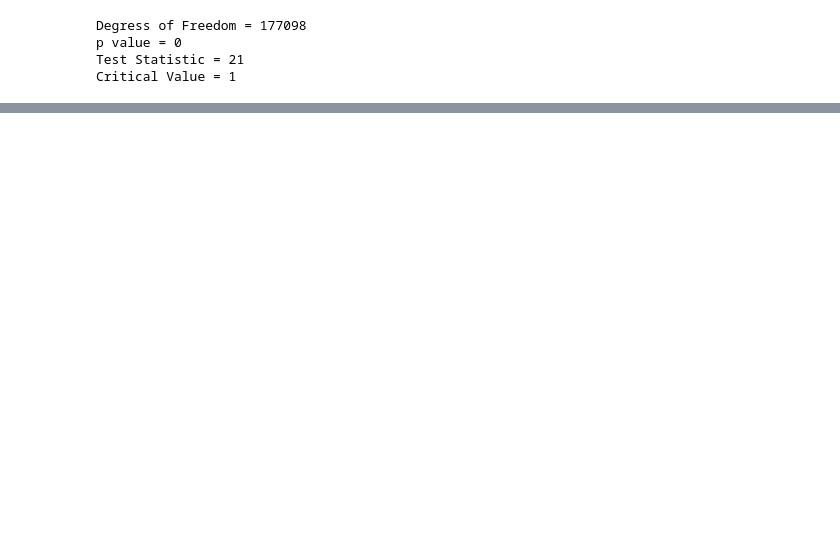
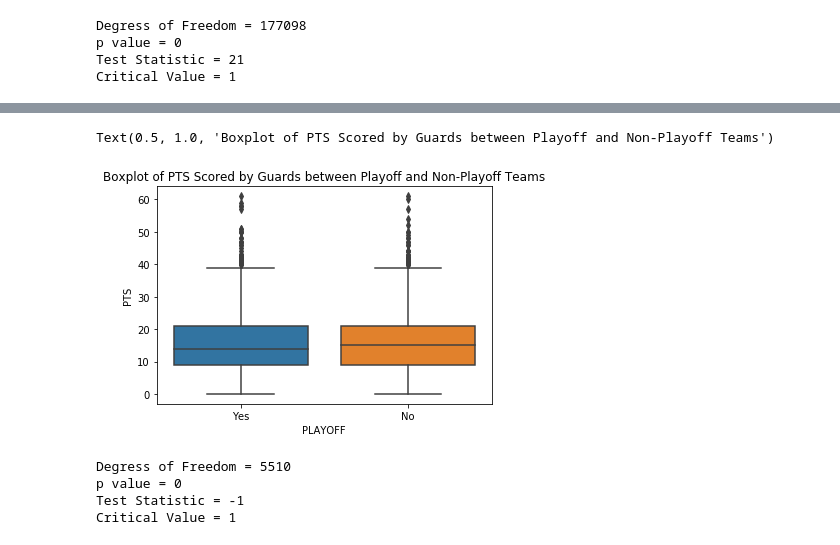
Before and after one commit to thabanenm/Capstone-Project-2, a Jupyter notebook: CapStone Project 2 - Inferential Statistics.ipynb, the cells around one changed output, grey strips where cells are left out. Drawn from its saved outputs; the diff is of its cells as text; code cells hidden in the pictures; blank space fills up the shorter version.

```diff
--- a/CapStone Project 2 - Inferential Statistics.ipynb
+++ b/CapStone Project 2 - Inferential Statistics.ipynb
@@ -133,0 +254,20 @@ standings['SEASON'] = np.where(standings['SEASON_ID'] < 2000, standings['SEASON_
+# %%
+box = sns.boxplot(x = "PLAYOFF", y="PTS", data=data2018.loc[data2018['START_POSITION'] == 'G'])
+plt.title("Boxplot of PTS Scored by Guards between Playoff and Non-Playoff Teams")
+# %% [output]
+Text(0.5, 1.0, 'Boxplot of PTS Scored by Guards between Playoff and Non-Playoff Teams')
+[figure, added]
+# %%
+# perform t-test on the points guards scored by playoff teams vs the points scored by non playoff teams
+stat, p = stats.ttest_ind(playoffdata2018G['PTS'], nonplayoffdata2018G['PTS'], equal_var=False)
+dof = len(playoffdata2018G['PTS']) + len(nonplayoffdata2018G['PTS']) - 2
+critical = stats.t.ppf(0.95,dof)
+print('Degress of Freedom = %d' % dof)
+print('p value = %d' % p)
+print('Test Statistic = %d' % stat)
+print('Critical Value = %d' % critical)
+# %% [output]
+Degress of Freedom = 5510
+p value = 0
+Test Statistic = -1
+Critical Value = 1
```
Also changed, not shown: parts of 29 cells of this notebook, 1 other file.
